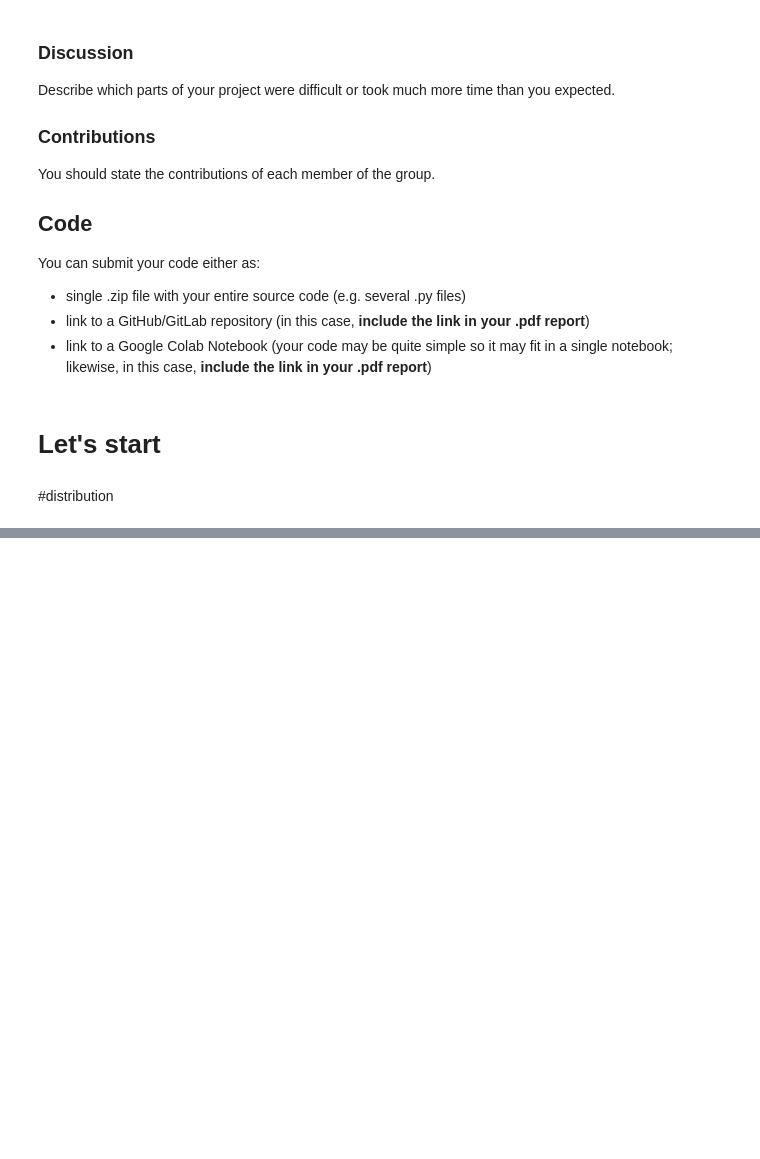
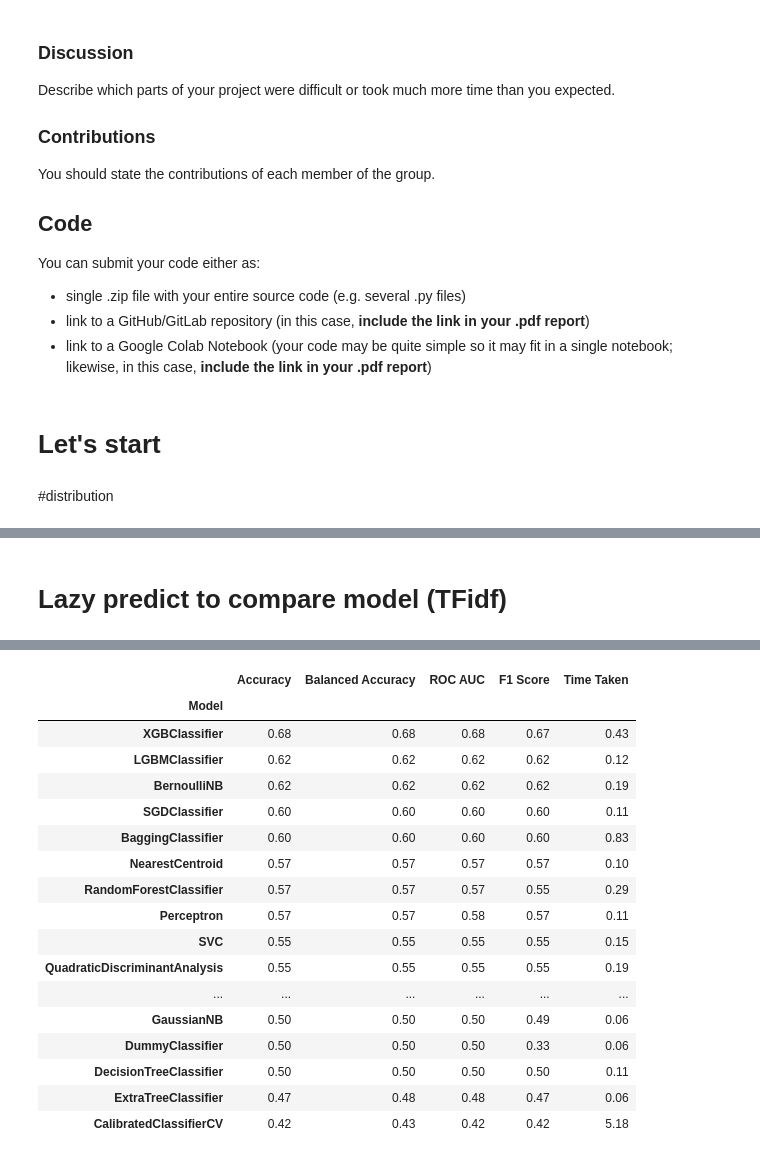
Before and after one commit to gyxcit/nlp_course1, a Jupyter notebook: llm_homework.ipynb, the cells around one changed output, grey strips where cells are left out. Cells and saved outputs as stored; diff of their text form; code cells hidden in the pictures; blank space fills up the shorter version.

Commit message:
test de vectorization training

```diff
--- a/llm_homework.ipynb
+++ b/llm_homework.ipynb
@@ -237,0 +310,11 @@ text = text.lstrip('\ufeff')
+# %%
+from sklearn.feature_extraction.text import TfidfVectorizer
+
+# Instanciation du vectorizer TF-IDF
+vectorizer_tfidf = TfidfVectorizer()
+
+# Transformation des textes d'entraînement et de test en matrices TF-IDF
+X_train_tfidf = vectorizer_tfidf.fit_transform(train_texts)
+X_test_tfidf = vectorizer_tfidf.transform(test_texts)
+
+print("Taille de la matrice d'entraînement (TF-IDF) :", X_train_tfidf.shape)
@@ -237,0 +358,7 @@ text = text.lstrip('\ufeff')
+# %% [markdown]
+# Lazy predict to compare model (TFidf)
+# %%
+clf = LazyClassifier(verbose=0, ignore_warnings=True, custom_metric=None)
+models, predictions = clf.fit(X_train_tfidf.toarray(), X_test_tfidf.toarray(), train_labels, test_labels)
+models
+# %% [output]
@@ -237,0 +382,18 @@ text = text.lstrip('\ufeff')
+|  | Accuracy | Balanced Accuracy | ROC AUC | F1 Score | Time Taken |
+| Model |  |  |  |  |  |
+| XGBClassifier | 0.68 | 0.68 | 0.68 | 0.67 | 0.43 |
+| LGBMClassifier | 0.62 | 0.62 | 0.62 | 0.62 | 0.12 |
+| BernoulliNB | 0.62 | 0.62 | 0.62 | 0.62 | 0.19 |
+| SGDClassifier | 0.60 | 0.60 | 0.60 | 0.60 | 0.11 |
+| BaggingClassifier | 0.60 | 0.60 | 0.60 | 0.60 | 0.83 |
+| NearestCentroid | 0.57 | 0.57 | 0.57 | 0.57 | 0.10 |
+| RandomForestClassifier | 0.57 | 0.57 | 0.57 | 0.55 | 0.29 |
+| Perceptron | 0.57 | 0.57 | 0.58 | 0.57 | 0.11 |
+| SVC | 0.55 | 0.55 | 0.55 | 0.55 | 0.15 |
+| QuadraticDiscriminantAnalysis | 0.55 | 0.55 | 0.55 | 0.55 | 0.19 |
+| ... | ... | ... | ... | ... | ... |
+| GaussianNB | 0.50 | 0.50 | 0.50 | 0.49 | 0.06 |
+| DummyClassifier | 0.50 | 0.50 | 0.50 | 0.33 | 0.06 |
+| DecisionTreeClassifier | 0.50 | 0.50 | 0.50 | 0.50 | 0.11 |
+| ExtraTreeClassifier | 0.47 | 0.48 | 0.48 | 0.47 | 0.06 |
+| CalibratedClassifierCV | 0.42 | 0.43 | 0.42 | 0.42 | 5.18 |
```
Also changed, not shown: parts of 22 cells of this notebook.
